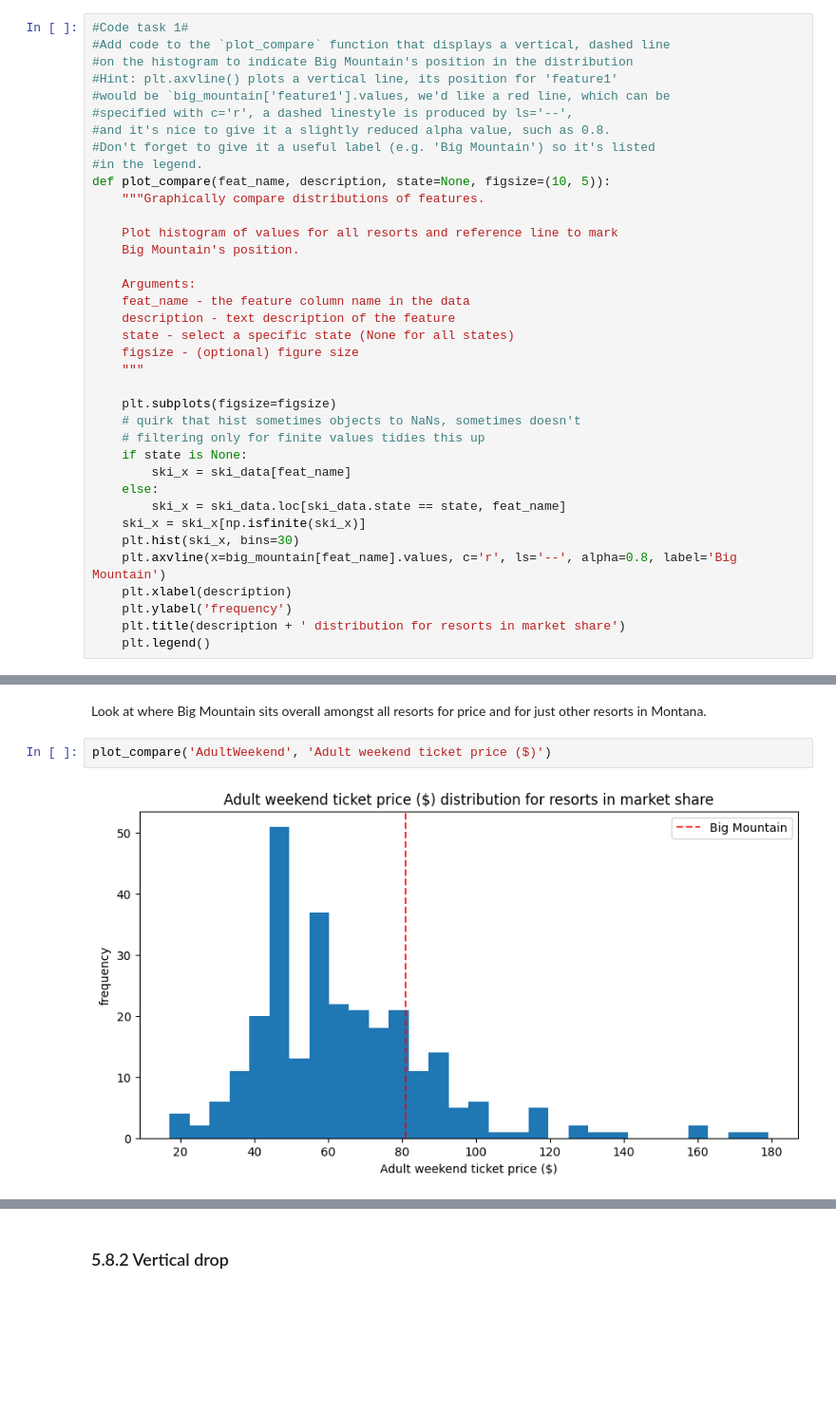
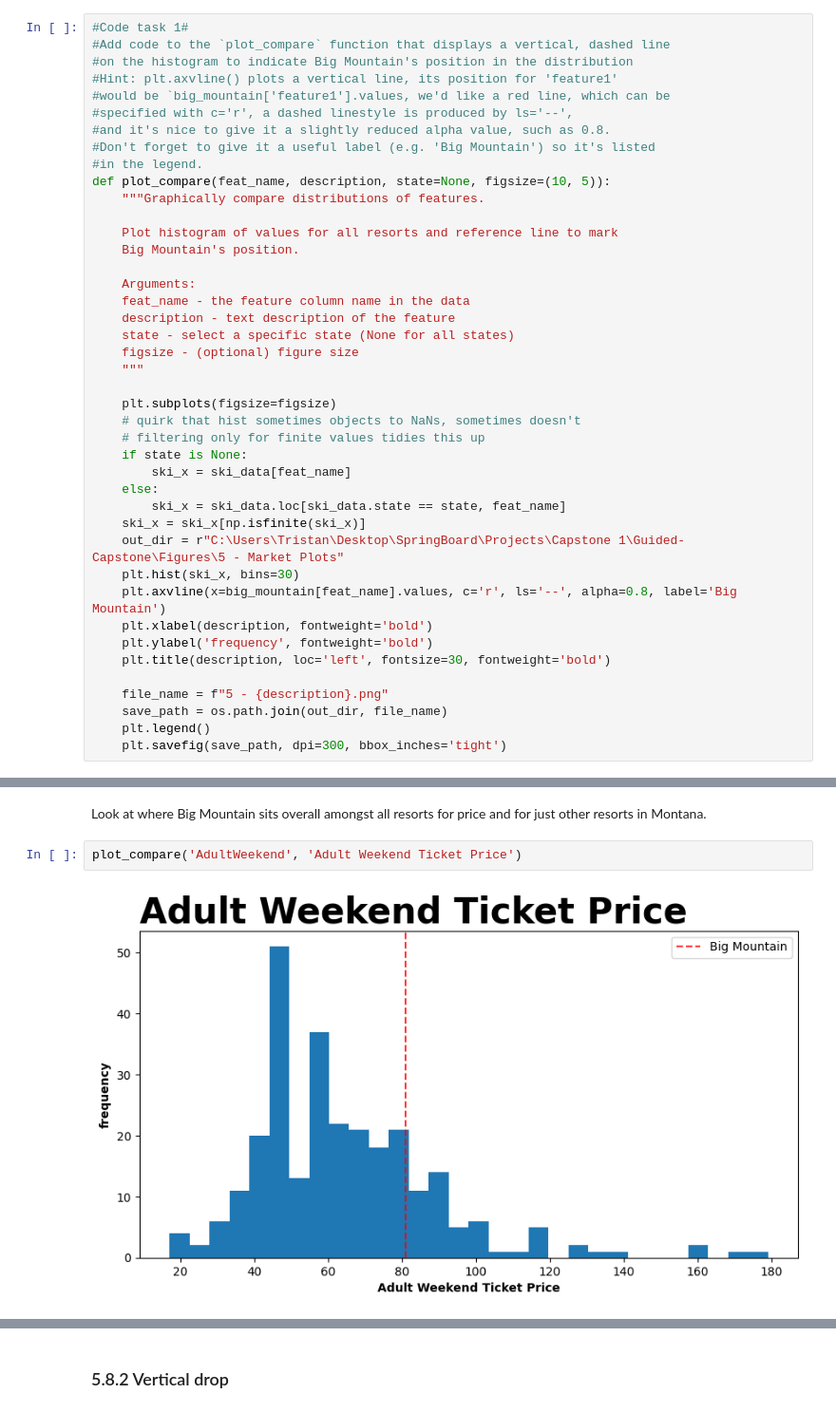
Before and after one commit to TristanPetersDS/Guided-Capstone, a Jupyter notebook: Notebooks/05_modeling.ipynb, the cells around one changed output, grey strips where cells are left out. Shown: that part at 95% size. Cells and saved outputs as stored; diff of their text form; blank space fills up the shorter version.

```diff
--- a/Notebooks/05_modeling.ipynb
+++ b/Notebooks/05_modeling.ipynb
@@ -184,20 +184,25 @@ def plot_compare(feat_name, description, state=None, figsize=(10, 5)):
     else:
         ski_x = ski_data.loc[ski_data.state == state, feat_name]
     ski_x = ski_x[np.isfinite(ski_x)]
+    out_dir = r"C:\Users\Tristan\Desktop\SpringBoard\Projects\Capstone 1\Guided-Capstone\Figures\5 - Market Plots"
     plt.hist(ski_x, bins=30)
     plt.axvline(x=big_mountain[feat_name].values, c='r', ls='--', alpha=0.8, label='Big Mountain')
-    plt.xlabel(description)
-    plt.ylabel('frequency')
-    plt.title(description + ' distribution for resorts in market share')
+    plt.xlabel(description, fontweight='bold')
+    plt.ylabel('frequency', fontweight='bold')
+    plt.title(description, loc='left', fontsize=30, fontweight='bold')
+
+    file_name = f"5 - {description}.png"
+    save_path = os.path.join(out_dir, file_name)
     plt.legend()
+    plt.savefig(save_path, dpi=300, bbox_inches='tight')
 # %% [markdown]
 ### 5.8.1 Ticket price<a id='5.8.1_Ticket_price'></a>
 # %% [markdown]
 Look at where Big Mountain sits overall amongst all resorts for price and for just other resorts in Montana.
 # %%
-plot_compare('AdultWeekend', 'Adult weekend ticket price ($)')
+plot_compare('AdultWeekend', 'Adult Weekend Ticket Price')
 # %% [output]
-[figure, old version]
+[figure, new version]
 # %%
 plot_compare('AdultWeekend', 'Adult weekend ticket price ($) - Montana only', state='Montana')
 # %% [output]
```
Also changed, not shown: parts of 9 cells of this notebook, 24 other files.
